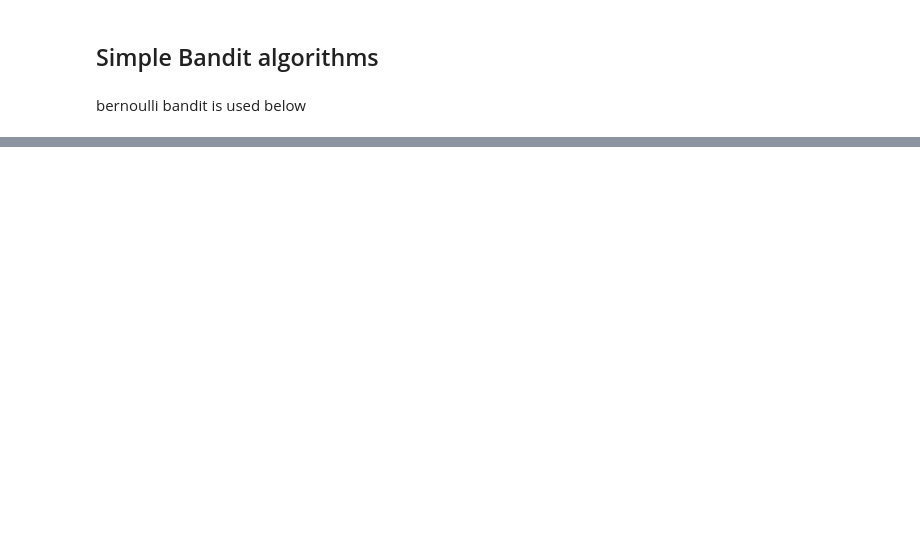
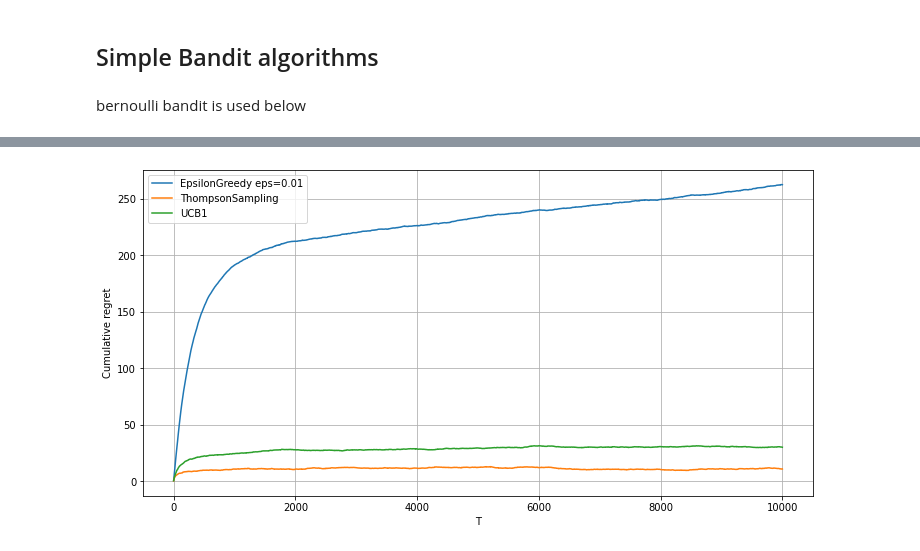
Before and after one commit to thxi/hse_thesis, a Jupyter notebook: notebooks/SimpleBandits.ipynb, the cells around one changed output, grey strips where cells are left out. Saved outputs shown, nothing was run; the diff lists cells and outputs as text; code cells hidden in the pictures; blank space fills up the shorter version.

```diff
--- a/notebooks/SimpleBandits.ipynb
+++ b/notebooks/SimpleBandits.ipynb
@@ -114,0 +106,17 @@ sns.lineplot(x=xs, y=xs, label='line');
+# %%
+agent_funcs = [
+    (f"EpsilonGreedy {eps=}", lambda bandit: EpsilonGreedyAgent(bandit=bandit, eps=eps)),
+    ("UCB1", lambda bandit: UCB1Agent(bandit=bandit, alpha=alpha)),
+    ("ThompsonSampling", lambda bandit: ThompsonSamplingBetaAgent(bandit=bandit)),
+]
+
+Ns = np.arange(N_SIMULATIONS)
+combinations = list(itertools.product(Ns, agent_funcs))
+# %%
+n_jobs = 8
+verbose = False
+
+results = Parallel(n_jobs=n_jobs, backend='loky', verbose=verbose)(
+    delayed(simulate_agent)(agent_tuple, n_simulation) for n_simulation, agent_tuple in tqdm(combinations))
+# %%
+results_df = pd.DataFrame(results, columns=['simulation', 'algorithm', 'regret'])
@@ -114,0 +132,12 @@ sns.lineplot(x=xs, y=xs, label='line');
+# %%
+agent_to_regret = results_df.groupby('algorithm').apply(lambda x: np.array(x['regret'].to_list())).to_dict()
+# %%
+fig,axs=plt.subplots(figsize=(12, 6))
+ts = np.arange(T)
+for name, regret in agent_to_regret.items():
+    sns.lineplot(x=ts, y=np.cumsum(np.mean(regret, axis=0)), label=name)
+plt.xlabel('T')
+plt.ylabel('Cumulative regret')
+plt.grid();
+# %% [output]
+[figure, added]
```
Also changed, not shown: parts of 19 cells of this notebook, 1 other file.
